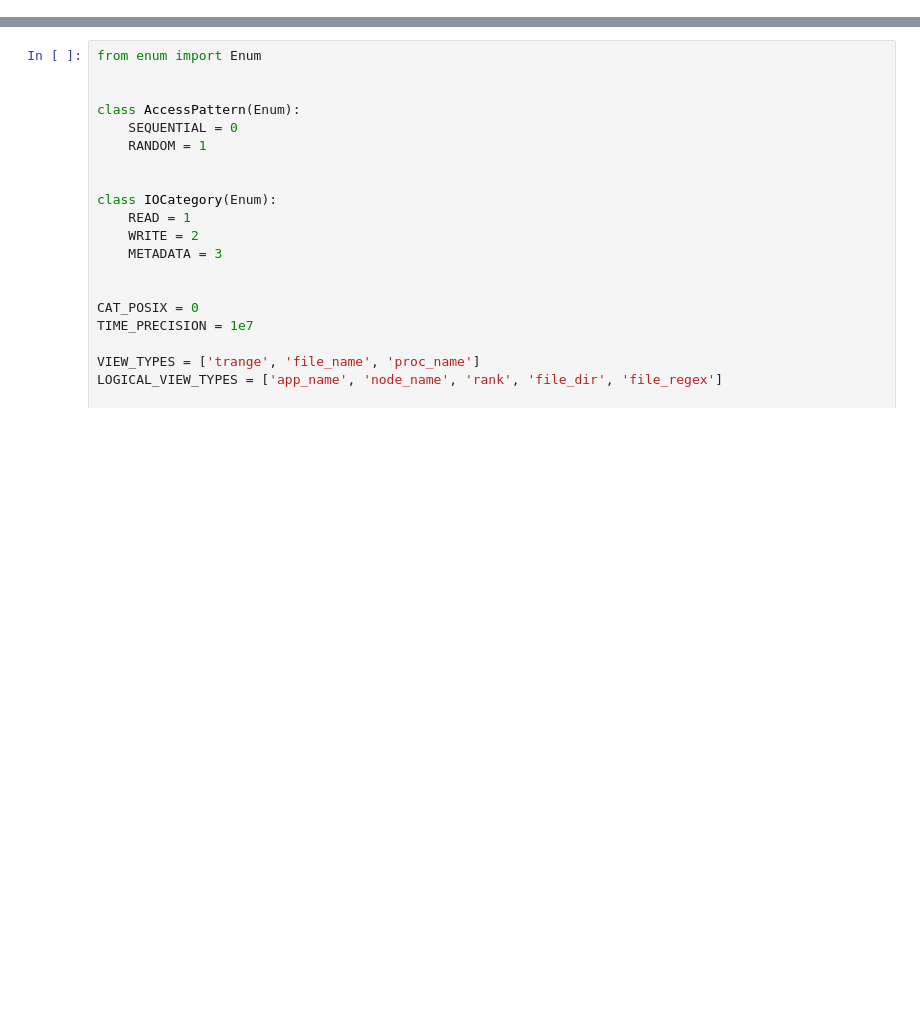
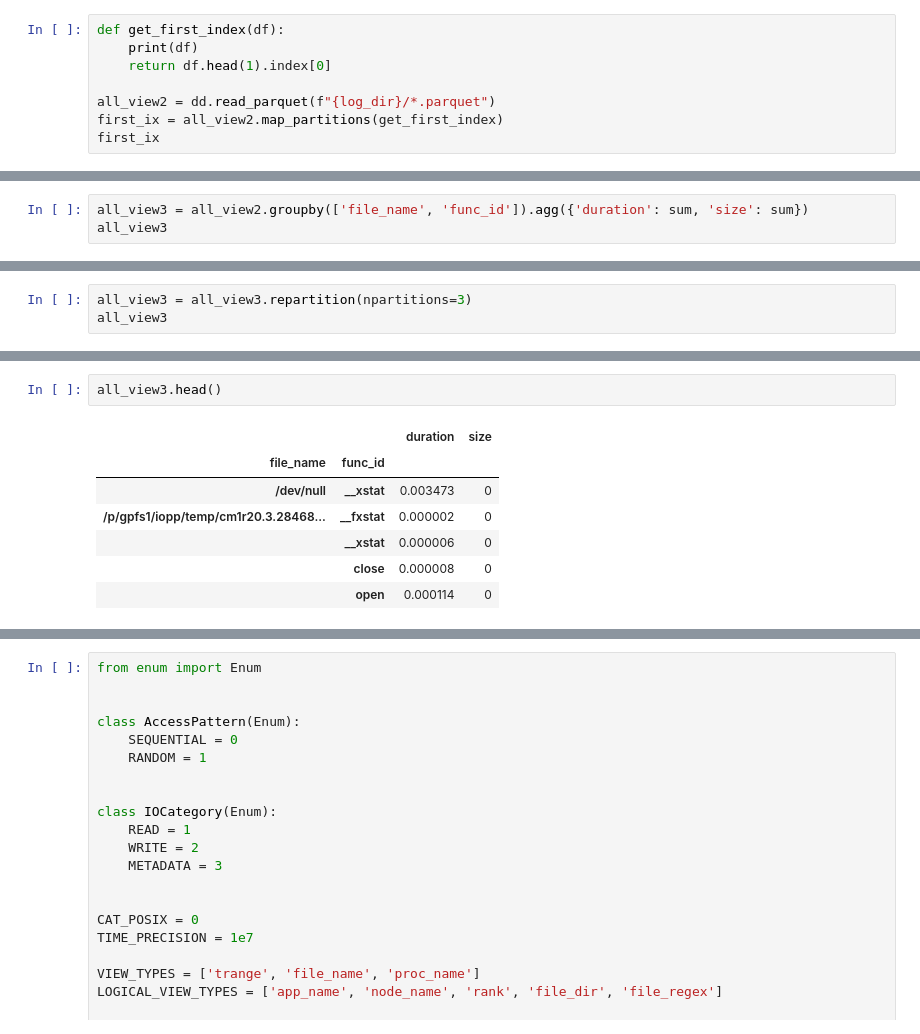
Before and after one commit to izzet/wisio, a Jupyter notebook: notebooks/playground-cm1-multiple.ipynb, the cells around one changed output, grey strips where cells are left out. Drawn from its saved outputs; the diff is of its cells as text; blank space fills up the shorter version.

```diff
--- a/notebooks/playground-cm1-multiple.ipynb
+++ b/notebooks/playground-cm1-multiple.ipynb
@@ -51,0 +52,8 @@ time: 1.58 s (started: 2023-06-20 10:19:53 -07:00)
+# %%
+def get_first_index(df):
+    print(df)
+    return df.head(1).index[0]
+
+all_view2 = dd.read_parquet(f"{log_dir}/*.parquet")
+first_ix = all_view2.map_partitions(get_first_index)
+first_ix
@@ -51,0 +81,3 @@ time: 1.58 s (started: 2023-06-20 10:19:53 -07:00)
+# %%
+all_view3 = all_view2.groupby(['file_name', 'func_id']).agg({'duration': sum, 'size': sum})
+all_view3
@@ -51,0 +92,3 @@ time: 1.58 s (started: 2023-06-20 10:19:53 -07:00)
+# %%
+all_view3 = all_view3.repartition(npartitions=3)
+all_view3
@@ -51,0 +122,10 @@ time: 1.58 s (started: 2023-06-20 10:19:53 -07:00)
+# %%
+all_view3.head()
+# %% [output]
+|  |  | duration | size |
+| file_name | func_id |  |  |
+| /dev/null | __xstat | 0.003473 | 0 |
+| /p/gpfs1/iopp/temp/cm1r20.3.28468... | __fxstat | 0.000002 | 0 |
+|  | __xstat | 0.000006 | 0 |
+|  | close | 0.000008 | 0 |
+|  | open | 0.000114 | 0 |
```
Also changed, not shown: parts of 14 cells of this notebook, 13 other files.
